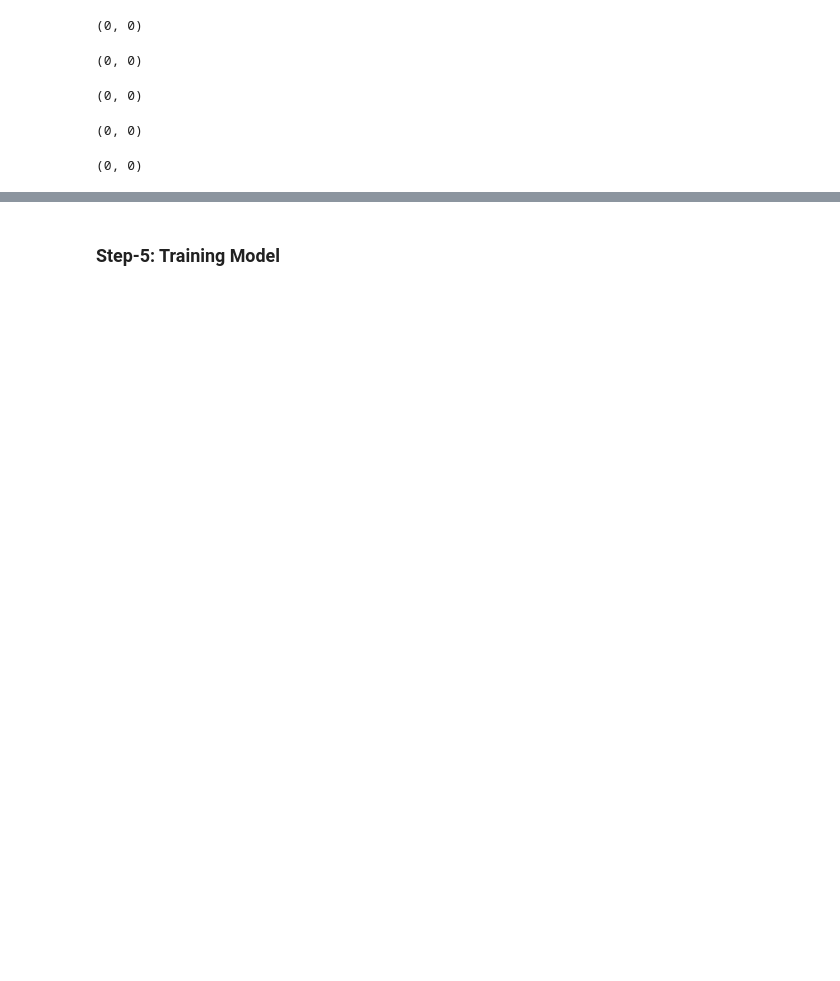
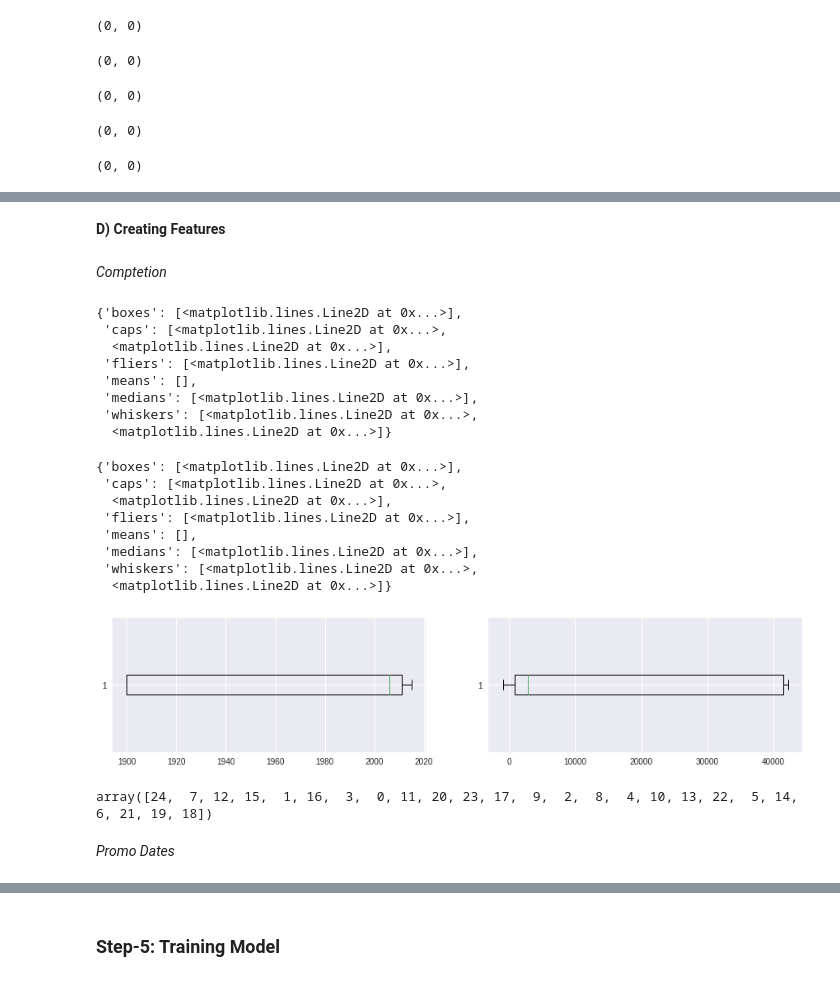
Before and after one commit to SwapnilSParkhe/FAST_AI, a Jupyter notebook: FASTAI_Lesson3.ipynb, the cells around one changed output, grey strips where cells are left out. Drawn from its saved outputs; the diff is of its cells as text; code cells hidden in the pictures; blank space fills up the shorter version.

```diff
--- a/FASTAI_Lesson3.ipynb
+++ b/FASTAI_Lesson3.ipynb
@@ -409,0 +436,4 @@ Name: missing, dtype: object
+# %% [markdown]
+**D) Creating Features**
+# %% [markdown]
+*Comptetion*
@@ -409,0 +447,23 @@ Name: missing, dtype: object
+# %%
+#Checking spread of created vars
+fig,ax=plt.subplots(1,2,figsize=(15,3))
+ax[0].boxplot(joined['CompetitionOpenSinceYear'],vert=False)
+ax[1].boxplot(joined['CompetitionDaysOpen'],vert=False)
+# %% [output]
+{'boxes': [<matplotlib.lines.Line2D at 0x...>],
+ 'caps': [<matplotlib.lines.Line2D at 0x...>,
+  <matplotlib.lines.Line2D at 0x...>],
+ 'fliers': [<matplotlib.lines.Line2D at 0x...>],
+ 'means': [],
+ 'medians': [<matplotlib.lines.Line2D at 0x...>],
+ 'whiskers': [<matplotlib.lines.Line2D at 0x...>,
+  <matplotlib.lines.Line2D at 0x...>]}
+{'boxes': [<matplotlib.lines.Line2D at 0x...>],
+ 'caps': [<matplotlib.lines.Line2D at 0x...>,
+  <matplotlib.lines.Line2D at 0x...>],
+ 'fliers': [<matplotlib.lines.Line2D at 0x...>],
+ 'means': [],
+ 'medians': [<matplotlib.lines.Line2D at 0x...>],
+ 'whiskers': [<matplotlib.lines.Line2D at 0x...>,
+  <matplotlib.lines.Line2D at 0x...>]}
+[figure, added]
@@ -409,0 +475,10 @@ Name: missing, dtype: object
+# %%
+#Creating CompetionMonthsOpen and limiting to 2 years (to limit unique catgs)
+for df in (joined, joined_test):
+  df['CompetitionMonthsOpen']=df['CompetitionDaysOpen']//30
+  df.loc[df['CompetitionMonthsOpen']>24,'CompetitionMonthsOpen']=24
+joined['CompetitionMonthsOpen'].unique()
+# %% [output]
+array([24,  7, 12, 15,  1, 16,  3,  0, 11, 20, 23, 17,  9,  2,  8,  4, 10, 13, 22,  5, 14,  6, 21, 19, 18])
+# %% [markdown]
+*Promo Dates*
```
Also changed, not shown: parts of 18 cells of this notebook.
